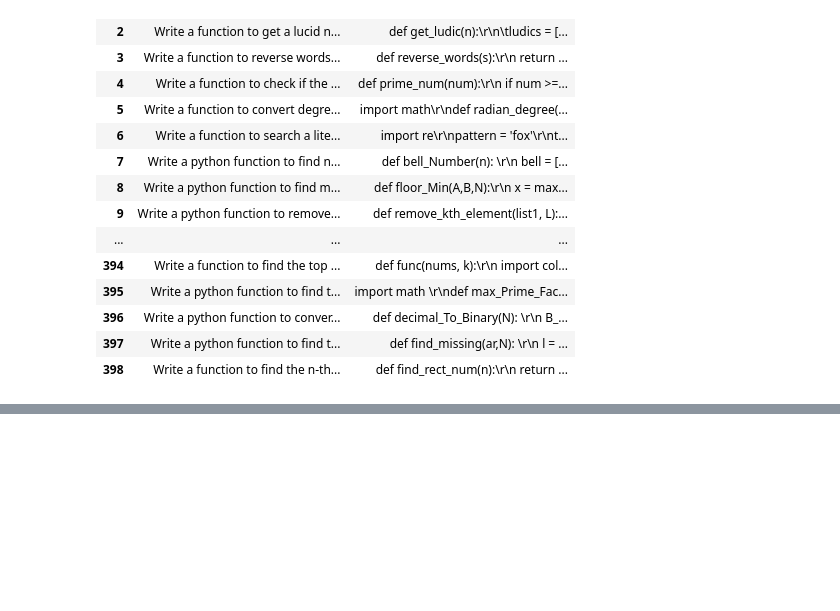
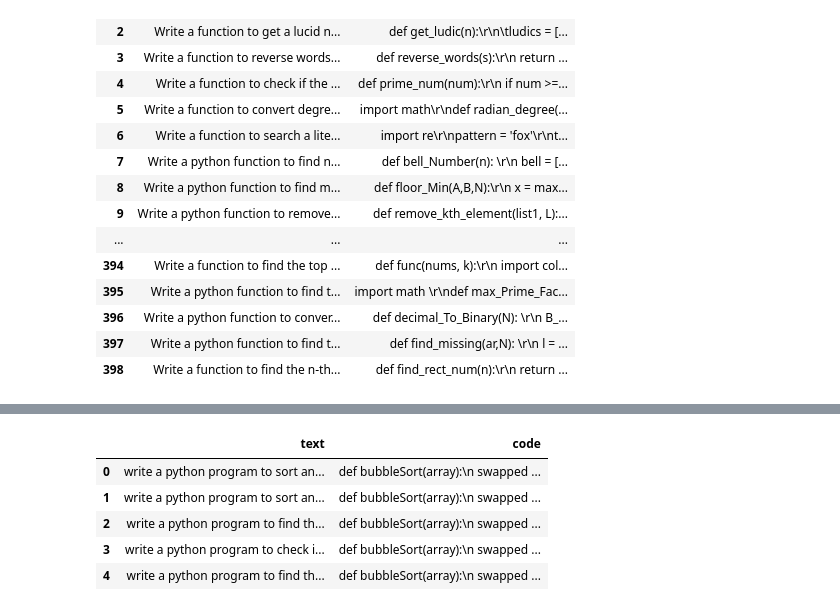
Before and after one commit to ece1786-2022/Eng2Py, a Jupyter notebook: Datasets.ipynb, the cells around one changed output, grey strips where cells are left out. Saved outputs shown, nothing was run; the diff lists cells and outputs as text; code cells hidden in the pictures; blank space fills up the shorter version.

```diff
--- a/Datasets.ipynb
+++ b/Datasets.ipynb
@@ -154,0 +236,10 @@ display(HTML(lvl1_finetuning_dataset.to_html()))
+# %%
+Dataset_Yuchen = pd.read_csv('Dataset_Yuchen.csv')
+Dataset_Yuchen.head()
+# %% [output]
+|  | text | code |
+| 0 | write a python program to sort an... | def bubbleSort(array):\n swapped ... |
+| 1 | write a python program to sort an... | def bubbleSort(array):\n swapped ... |
+| 2 | write a python program to find th... | def bubbleSort(array):\n swapped ... |
+| 3 | write a python program to check i... | def bubbleSort(array):\n swapped ... |
+| 4 | write a python program to find th... | def bubbleSort(array):\n swapped ... |
```
Also changed, not shown: parts of 12 cells of this notebook.
